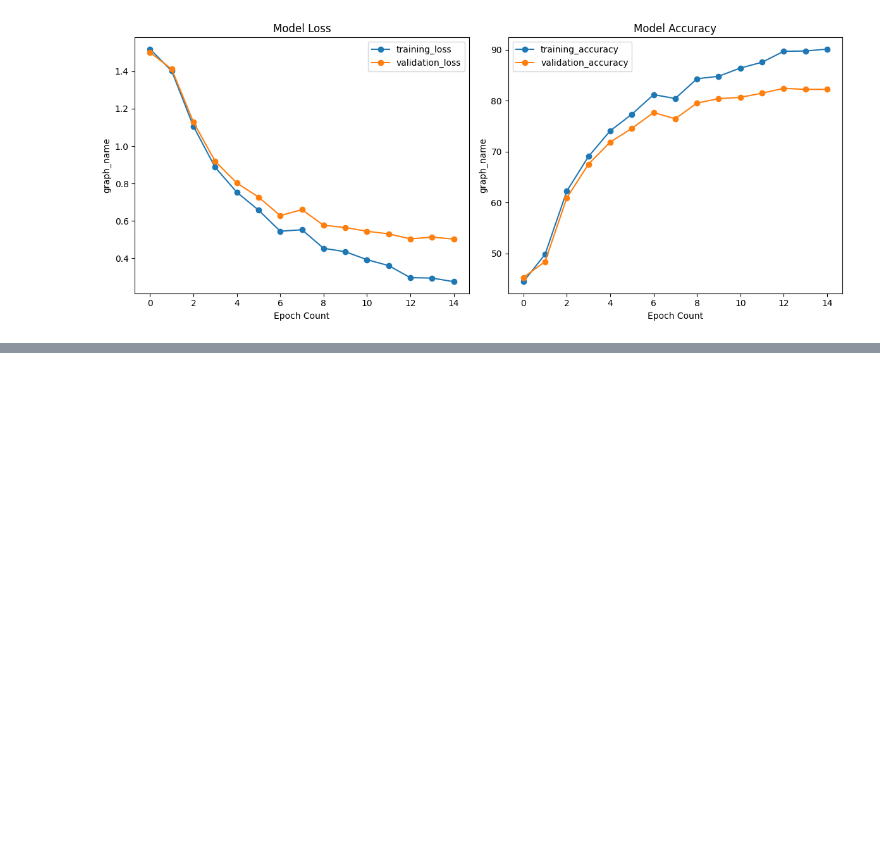
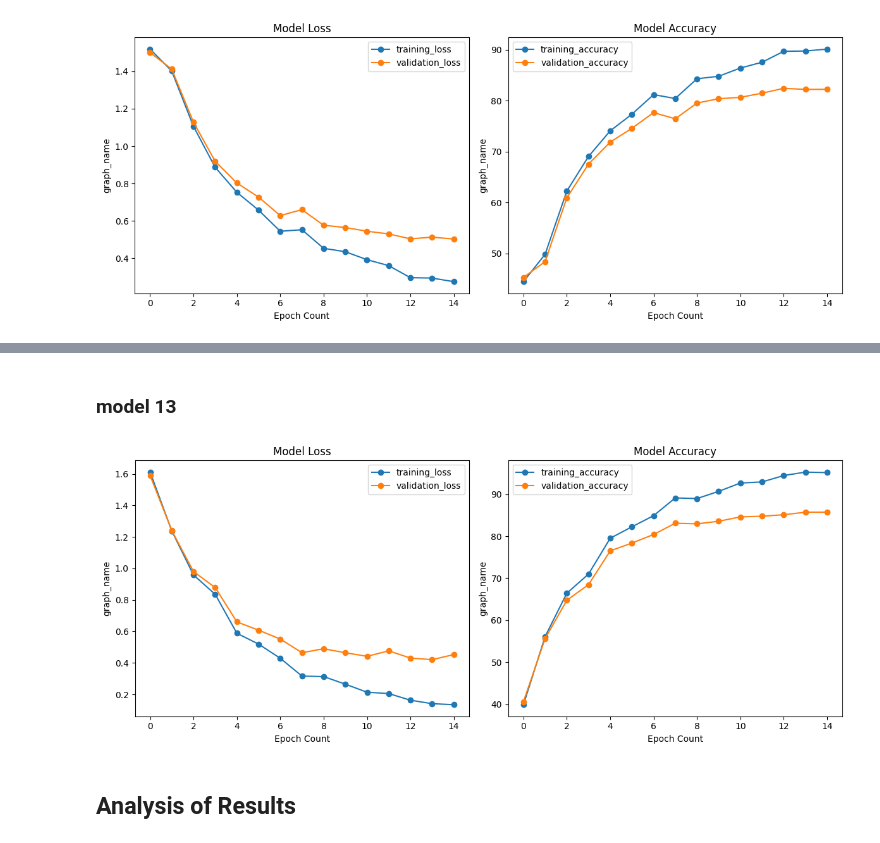
Before and after one commit to jozhw/ai-science-training-series, a Jupyter notebook: homework_responses/2024-02-26_John_Wu_03.ipynb, the cells around one changed output, grey strips where cells are left out. Drawn from its saved outputs; the diff is of its cells as text; code cells hidden in the pictures; blank space fills up the shorter version.

```diff
--- a/homework_responses/2024-02-26_John_Wu_03.ipynb
+++ b/homework_responses/2024-02-26_John_Wu_03.ipynb
@@ -755,0 +788,8 @@ Estimated Total Size (MB): 2942.85
+# %%
+model_13 = Classifier(128, 2, 8)
+
+model_13.cuda()
+
+model_13_optimizer = torch.optim.AdamW(model_13.parameters(), lr=0.001, weight_decay=0.01)
+
+print(summary(model_13, input_size=(batch_size, 3, 32, 32)))
@@ -951,0 +1030,2 @@ Epoch 5: validation loss: 0.728, accuracy: 74.545
+# %%
+model_13_results = train_model(number_epoches, model_13, model_13_optimizer)
@@ -1018,0 +1119,8 @@ graph_results(separate_results(model_11_results), ("Loss", "Accuracy"))
+# %% [markdown]
+### model 13
+# %%
+graph_results(separate_results(model_13_results), ("Loss", "Accuracy"))
+# %% [output]
+[figure, added]
+# %% [markdown]
+## Analysis of Results
```
Also changed, not shown: parts of 11 cells of this notebook.
